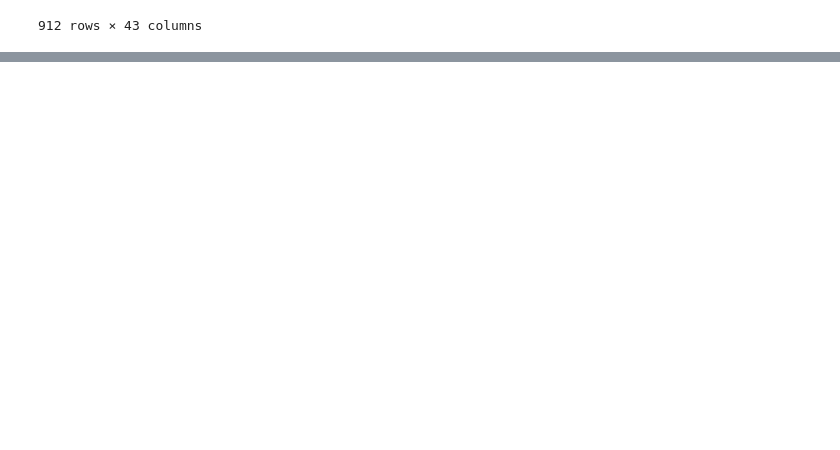
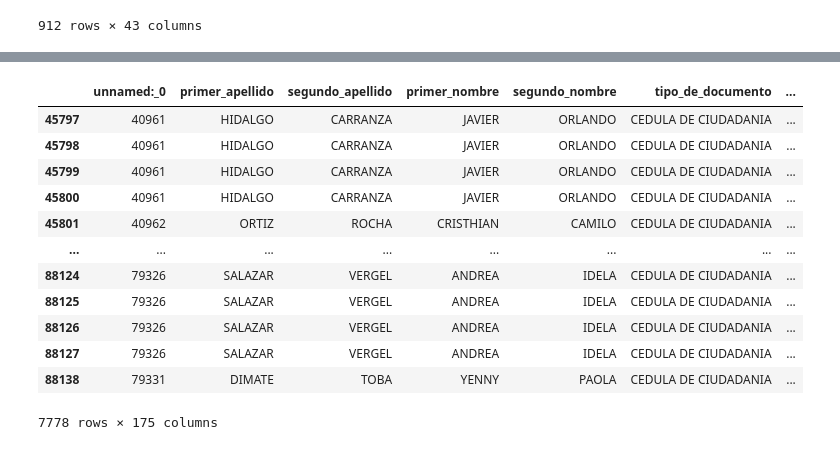
Before and after one commit to HQ5SAS/LABORATORIO_JAZZ, a Jupyter notebook: psicotecnicasAsociate.ipynb, the cells around one changed output, grey strips where cells are left out. Drawn from its saved outputs; the diff is of its cells as text; code cells hidden in the pictures; blank space fills up the shorter version.

Commit message:
relacionamiento de tablas por prueba

```diff
--- a/psicotecnicasAsociate.ipynb
+++ b/psicotecnicasAsociate.ipynb
@@ -131,6 +144,6 @@ AttributeError: 'float' object has no attribute '__contains__'
 # %%
 #se unen las tablas
-tablaACHV=dfAC.merge(tablaHVF, on='documento', how='inner')
+tablaACHV=tablaHVF.merge(dfAC, on='documento', how='left')
 
 for x in tablaACHV.columns:
     print (x)
@@ -634,4 +636,13 @@ test_Valores=test_Valores.drop(columns=['cedula','unnamed:_0','escolaridad','eda
+# %%
+test_Zavic.rename(columns={'fecha_de_aplicacion':'fecha_de_aplicacion_Zavic'}, inplace = True)
+test_Cleaver.rename(columns={'fecha_de_aplicacion':'fecha_de_aplicacion_Cleaver'}, inplace = True)
+test_FP16.rename(columns={'fecha_de_aplicacion':'fecha_de_aplicacion_FP16'}, inplace = True)
+test_Terman.rename(columns={'fecha_de_aplicacion':'fecha_de_aplicacion_Terman'}, inplace = True)
+test_Valores.rename(columns={'fecha_de_aplicacion':'fecha_de_aplicacion_Valores'}, inplace = True)
 # %%
-dfZaFP=test_FP16.merge(test_Zavic, on='documento', how='left').merge(test_Cleaver, on='documento', how='left').merge(test_Terman, on='documento', how='left').merge(test_Valores, on='documento', how='left')
-
-dfZaFP.columns
+dfACHVPsico=tablaACHV.merge(test_Zavic, on='documento', how='left').merge(test_Cleaver, on='documento', how='left').merge(test_Terman, on='documento', how='left').merge(test_Valores, on='documento', how='left').merge(test_FP16, on='documento', how='left')
+dfACZavic=tablaACHV.merge(test_Zavic, on='documento', how='left')
+dfACCleaver=tablaACHV.merge(test_Cleaver, on='documento', how='left')
+dfACValores=tablaACHV.merge(test_Valores, on='documento', how='left')
+dfACTerman=tablaACHV.merge(test_Terman, on='documento', how='left')
+dfACFP16=tablaACHV.merge(test_FP16, on='documento', how='left')
@@ -657,0 +708,25 @@ Index(['fecha_de_aplicacion_x', 'pd_x', 'esten', 'pd1_x', 'esten1', 'pd2',
+# %%
+#se crea una columna que valida si tiene alguna prueba en psicoweb
+dfACHVPsico["registro_psicoweb"]=np.where(dfACHVPsico["fecha_de_aplicacion_Valores"].notna(),1,np.where(dfACHVPsico["fecha_de_aplicacion_FP16"].notna(),1,np.where(dfACHVPsico["fecha_de_aplicacion_Cleaver"].notna(),1,np.where(dfACHVPsico["fecha_de_aplicacion_Terman"].notna(),1,np.where(dfACHVPsico["fecha_de_aplicacion_Zavic"].notna(),1,0)))))
+dfACZavic["registro_psicoweb"]=np.where(dfACZavic["fecha_de_aplicacion_Zavic"].notna(),1,0)
+dfACCleaver["registro_psicoweb"]=np.where(dfACCleaver["fecha_de_aplicacion_Cleaver"].notna(),1,0)
+dfACValores["registro_psicoweb"]=np.where(dfACValores["fecha_de_aplicacion_Valores"].notna(),1,0)
+dfACFP16["registro_psicoweb"]=np.where(dfACFP16["fecha_de_aplicacion_FP16"].notna(),1,0)
+dfACTerman["registro_psicoweb"]=np.where(dfACTerman["fecha_de_aplicacion_Terman"].notna(),1,0)
+# %%
+dfACHVPsico.drop(dfACHVPsico[dfACHVPsico['registro_psicoweb'] == 0].index, inplace = True)
+dfACHVPsico
+# %% [output]
+|  | unnamed:_0 | primer_apellido | segundo_apellido | primer_nombre | segundo_nombre | tipo_de_documento | ... |
+| 45797 | 40961 | HIDALGO | CARRANZA | JAVIER | ORLANDO | CEDULA DE CIUDADANIA | ... |
+| 45798 | 40961 | HIDALGO | CARRANZA | JAVIER | ORLANDO | CEDULA DE CIUDADANIA | ... |
+| 45799 | 40961 | HIDALGO | CARRANZA | JAVIER | ORLANDO | CEDULA DE CIUDADANIA | ... |
+| 45800 | 40961 | HIDALGO | CARRANZA | JAVIER | ORLANDO | CEDULA DE CIUDADANIA | ... |
+| 45801 | 40962 | ORTIZ | ROCHA | CRISTHIAN | CAMILO | CEDULA DE CIUDADANIA | ... |
+| ... | ... | ... | ... | ... | ... | ... | ... |
+| 88124 | 79326 | SALAZAR | VERGEL | ANDREA | IDELA | CEDULA DE CIUDADANIA | ... |
+| 88125 | 79326 | SALAZAR | VERGEL | ANDREA | IDELA | CEDULA DE CIUDADANIA | ... |
+| 88126 | 79326 | SALAZAR | VERGEL | ANDREA | IDELA | CEDULA DE CIUDADANIA | ... |
+| 88127 | 79326 | SALAZAR | VERGEL | ANDREA | IDELA | CEDULA DE CIUDADANIA | ... |
+| 88138 | 79331 | DIMATE | TOBA | YENNY | PAOLA | CEDULA DE CIUDADANIA | ... |
+7778 rows × 175 columns
```
Also changed, not shown: parts of 13 cells of this notebook.
